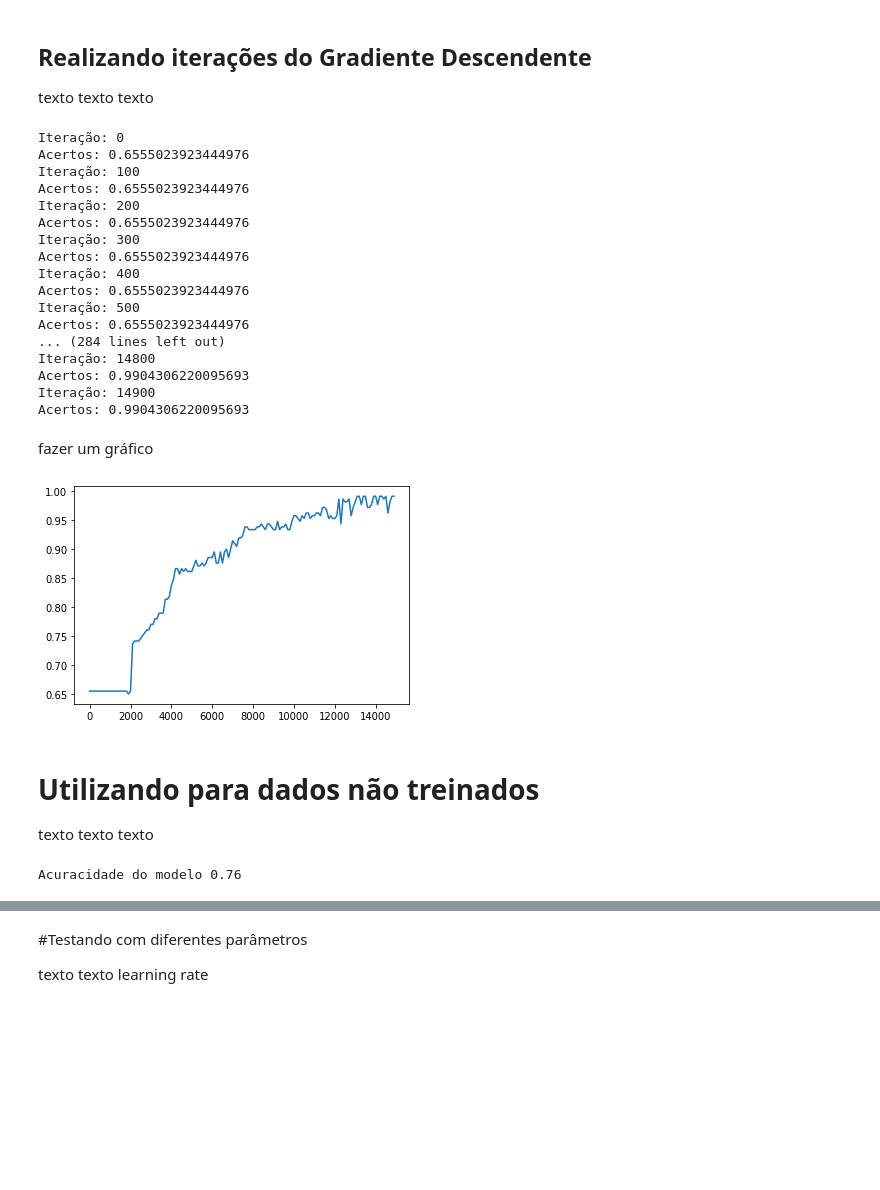
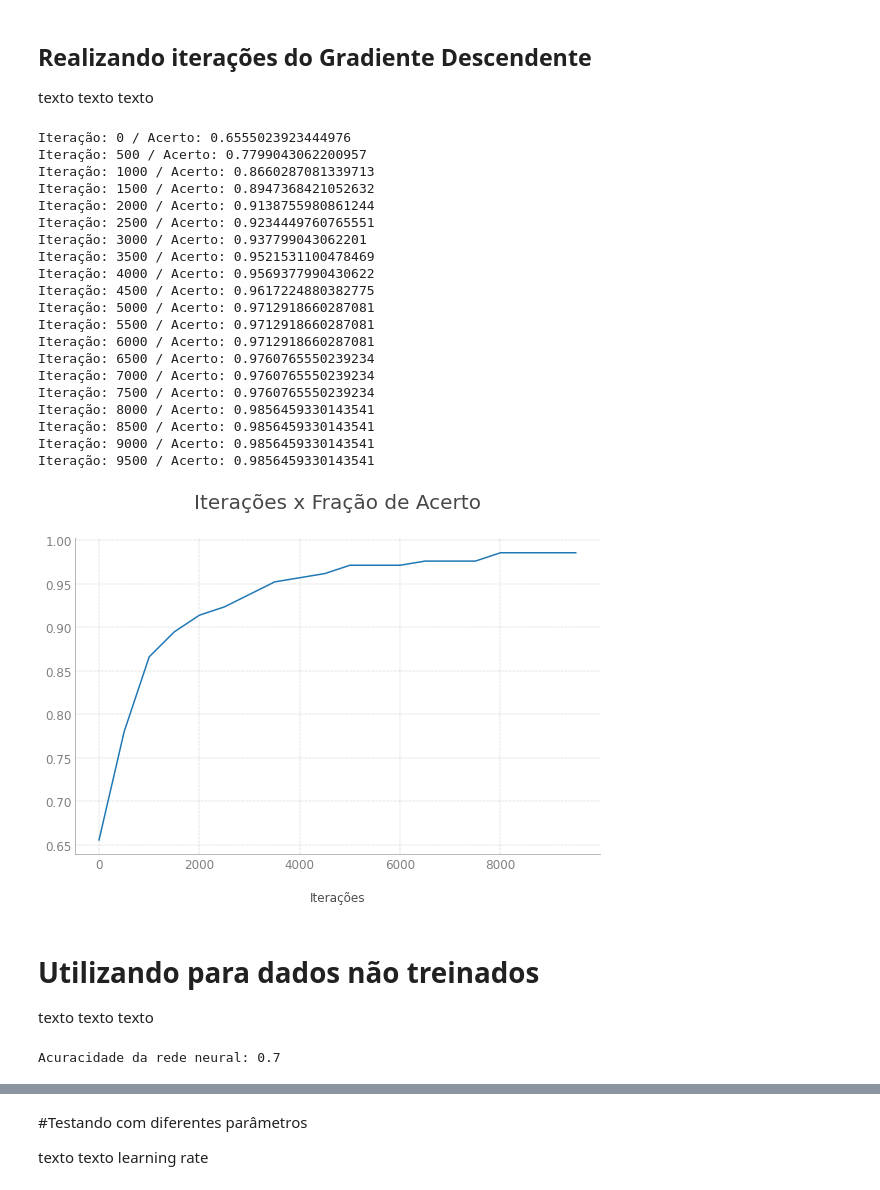
Before and after one commit to FerrazThales/Redes-Neurais, a Jupyter notebook: Cat_and_NonCat_with_Logistics_Regression.ipynb, the cells around one changed output, grey strips where cells are left out. Drawn from its saved outputs; the diff is of its cells as text; code cells hidden in the pictures; blank space fills up the shorter version.

```diff
--- a/Cat_and_NonCat_with_Logistics_Regression.ipynb
+++ b/Cat_and_NonCat_with_Logistics_Regression.ipynb
@@ -277,11 +277,6 @@ Após realizada a **multiplicação** entre `w` e `x`, obteremos uma matriz *1 x
 # %%
 #função para inicializar os valores de w e b como zeros
 def inicializar(x):
-  """
-    texto explicando a função
-
-    dar uma atenção neste b
-  """
   w = np.zeros((x.shape[0],1))
   b = 0.0
   return w,b
@@ -454,43 +479,60 @@ def decision(a):
 texto texto texto
 # %%
 #iterações do gradiente descendente
-iteracoes = 1000
+iteracoes = 10000
 lista_de_acertos , lista_de_iteracoes = [] , []
 for i in range(iteracoes):
   a = forward_propagation(w,b,x_train_reshaped)
   dw,db = backward_propagation(a,x_train_reshaped,y_train_reshaped)
   w,b = gradient_descent(w,b,dw,db,alpha=0.001)
   previsoes = decision(a)
-  if (i % 100) == 0:
+  if (i % 500) == 0:
     acertos = (previsoes == y_train_reshaped).sum() / previsoes.shape[1]
-    print('Iteração:',i)
-    print('Acertos:',acertos)
+    print('Iteração:',i,'/ Acerto:',acertos)
     lista_de_iteracoes.append(i)
     lista_de_acertos.append(acertos)
 # %% [output]
-Iteração: 0
-Acertos: 0.6555023923444976
-Iteração: 100
-Acertos: 0.6555023923444976
-Iteração: 200
-Acertos: 0.6555023923444976
-Iteração: 300
-Acertos: 0.6555023923444976
-Iteração: 400
-Acertos: 0.6555023923444976
-Iteração: 500
-Acertos: 0.6555023923444976
-... (284 lines left out)
-Iteração: 14800
-Acertos: 0.9904306220095693
-Iteração: 14900
-Acertos: 0.9904306220095693
+Iteração: 0 / Acerto: 0.6555023923444976
+Iteração: 500 / Acerto: 0.7799043062200957
+Iteração: 1000 / Acerto: 0.8660287081339713
+Iteração: 1500 / Acerto: 0.8947368421052632
+Iteração: 2000 / Acerto: 0.9138755980861244
+Iteração: 2500 / Acerto: 0.9234449760765551
+Iteração: 3000 / Acerto: 0.937799043062201
+Iteração: 3500 / Acerto: 0.9521531100478469
+Iteração: 4000 / Acerto: 0.9569377990430622
+Iteração: 4500 / Acerto: 0.9617224880382775
+Iteração: 5000 / Acerto: 0.9712918660287081
+Iteração: 5500 / Acerto: 0.9712918660287081
+Iteração: 6000 / Acerto: 0.9712918660287081
+Iteração: 6500 / Acerto: 0.9760765550239234
+Iteração: 7000 / Acerto: 0.9760765550239234
+Iteração: 7500 / Acerto: 0.9760765550239234
+Iteração: 8000 / Acerto: 0.9856459330143541
+Iteração: 8500 / Acerto: 0.9856459330143541
+Iteração: 9000 / Acerto: 0.9856459330143541
+Iteração: 9500 / Acerto: 0.9856459330143541
-# %% [markdown]
-fazer um gráfico
-# %%
-plt.plot(lista_de_iteracoes,lista_de_acertos);
-# %% [output]
-[figure, removed]
+# %%
+#criando o ax e o figure no matplotlib
+fig,ax = plt.subplots(figsize=(8,6))
+
+#criando o gráfico
+ax.plot(lista_de_iteracoes,lista_de_acertos)
+ax.spines['top'].set_visible(False)
+ax.spines['right'].set_visible(False)
+ax.spines['left'].set_color('grey')
+ax.spines['left'].set_alpha(0.7)
+ax.spines['bottom'].set_color('grey')
+ax.spines['bottom'].set_alpha(0.7)
+ax.grid(linestyle='-.',lw=0.35,aa=True)
+ax.tick_params(axis='both',colors='grey',length=0,labelsize=12)
+ax.set_xlabel('Iterações',labelpad=20,fontdict={'fontsize':12},color='#4c4c4c')
+ax.set_title('Iterações x Fração de Acerto',pad=30,fontdict={'fontsize':20},color='#474747')
+
+#plotando o gráfico
+plt.tight_layout();
+# %% [output]
+[figure, added]
 # %% [markdown]
 # Utilizando para dados não treinados
 
@@ -504,6 +546,6 @@ porcentagem_de_acertos = (previsoes == y_test_reshaped).sum() / previsoes.shape[
 
 print('Acuracidade da rede neural:',porcentagem_de_acertos)
 # %% [output]
-Acuracidade do modelo 0.76
+Acuracidade da rede neural: 0.7
 # %% [markdown]
 #Criando um modelo completo
```
Also changed, not shown: parts of 25 cells of this notebook.
